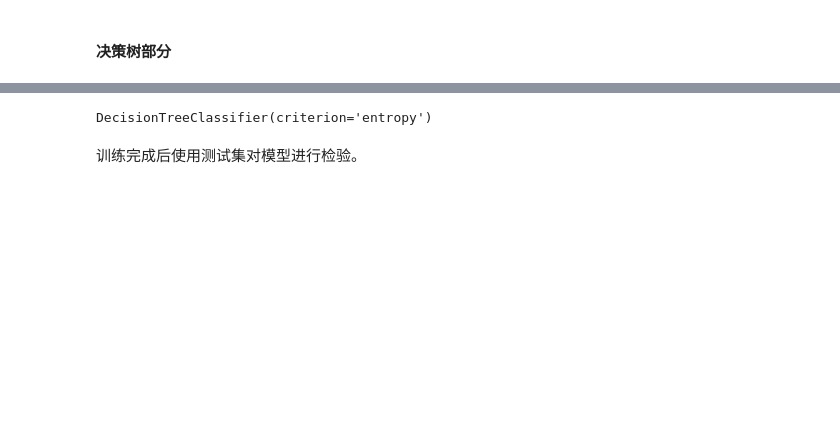
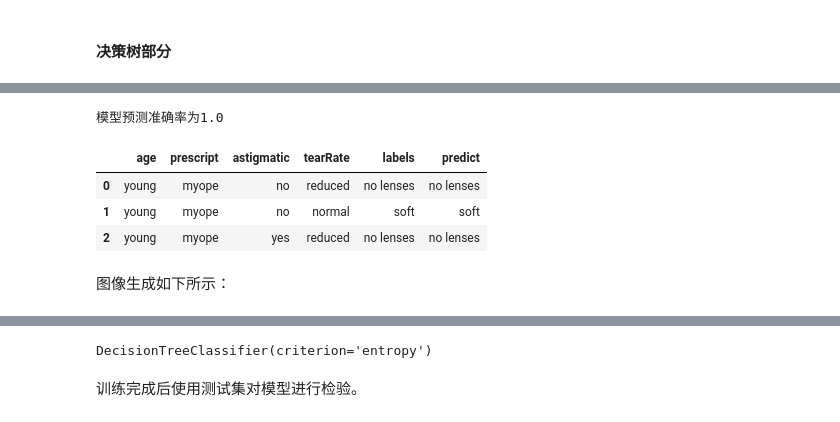
Before and after one commit to LonelyFantasy/MachineLearning, a Jupyter notebook: GUET/experiment/SY_dataset/实验1/experiment_1.ipynb, the cells around one changed output, grey strips where cells are left out. Saved outputs shown, nothing was run; the diff lists cells and outputs as text; code cells hidden in the pictures; blank space fills up the shorter version.

```diff
--- a/GUET/experiment/SY_dataset/实验1/experiment_1.ipynb
+++ b/GUET/experiment/SY_dataset/实验1/experiment_1.ipynb
@@ -399,2 +257,19 @@ def majority_cnt(class_list):
+# %%
+def best_split(data_set):  #选择最优的列进行切分的函数
+    base_ent = calc_shannon_ent(data_set)  #计算原始熵
+    best_gain = 0
+    axis = -1
+    for i in range(data_set.shape[1] - 1):
+        levels = data_set.iloc[:, i].value_counts().index
+        ents = 0
+        for j in levels:
+            child_set = data_set[data_set.iloc[:, i] == j]
+            ent = calc_shannon_ent(child_set)  #计算某一个子节点的信息熵
+            ents += (child_set.shape[0] / data_set.shape[0]) * ent  #计算当前列的信息熵
+        info_gain = base_ent - ents  #计算当前列的信息增益
+        if info_gain > best_gain:
+            best_gain = info_gain  #选择最大信息增益
+            axis = i  #最大信息增益所在列的索引
+    return axis
 # %% [markdown]
 #### 决策树部分
@@ -535,0 +276,63 @@ infoGain= 0.9182958340544896 bestFeature= 0 0.9182958340544896 0.0
+# %%
+def create_tree(data_set):  #创建决策树的函数
+    feat_list = list(data_set.columns)  #提取出数据集所有的列
+    class_list = data_set.iloc[:, -1].value_counts()  #获取最后一列类标签
+    #最多标签数目是否等于数据集行数，或者数据集是否只有一列的时候就直接返回
+    if class_list[0] == data_set.shape[0] or data_set.shape[1] == 1:
+        return class_list.index[0]  #如果是，返回类标签
+    axis = best_split(data_set)
+    best_feat = feat_list[axis]
+    my_tree = {best_feat: {}}  #采用字典嵌套的方式存储树信息
+    del feat_list[axis]
+    value_list = set(data_set.iloc[:, axis])  #提取最佳切分列所有属性值
+    for value in value_list:  #对每一个属性值递归建树
+        my_tree[best_feat][value] = create_tree(this_split(data_set, axis, value))
+    return my_tree
+
+
+myTree_lenses = create_tree(dataSet)
+#把决策树存储起来
+np.save('myTree_lenses.npy', myTree_lenses)
+read_myTree_lenses = np.load('myTree_lenses.npy', allow_pickle=True).item()
+
+def classify(input_tree, labels, test_vec):
+    first_str = next(iter(input_tree))  #获取决策树第一个节点
+    second_dict = input_tree[first_str]  #下一个字典
+    feat_index = labels.index(first_str)  #第一个节点所在列的索引
+    for key in second_dict.keys():
+        if test_vec[feat_index] == key:
+            if type(second_dict[key]) == dict:
+                class_label = classify(second_dict[key], labels, test_vec)
+            else:
+                class_label = second_dict[key]
+    return class_label
+
+
+labels = list(dataSet.columns)  #获取标签值
+
+
+def acc_classify(train, test):
+    input_tree = create_tree(train)  #根据测试集生成一棵树
+    labels = list(train.columns)  #数据集所有的列名称
+    result = []
+    for i in range(test.shape[0]):  #对测试集中每一条数据进行循环
+        test_vec = test.iloc[i, :-1]
+        class_label = classify(input_tree, labels, test_vec)  #预测该实例的分类
+        result.append(class_label)
+    data_train = test.copy()
+    data_train['predict'] = result
+    acc = (data_train.iloc[:, -1] == data_train.iloc[:, -2]).mean()  #计算准确率
+    print(f'模型预测准确率为{acc}')
+    return data_train
+
+train = dataSet
+test = dataSet.iloc[:3, :]
+acc_classify(train, test)
+# %% [output]
+模型预测准确率为1.0
+|  | age | prescript | astigmatic | tearRate | labels | predict |
+| 0 | young | myope | no | reduced | no lenses | no lenses |
+| 1 | young | myope | no | normal | soft | soft |
+| 2 | young | myope | yes | reduced | no lenses | no lenses |
+# %% [markdown]
+图像生成如下所示：
```
Also changed, not shown: parts of 38 cells of this notebook, 3 other files.
